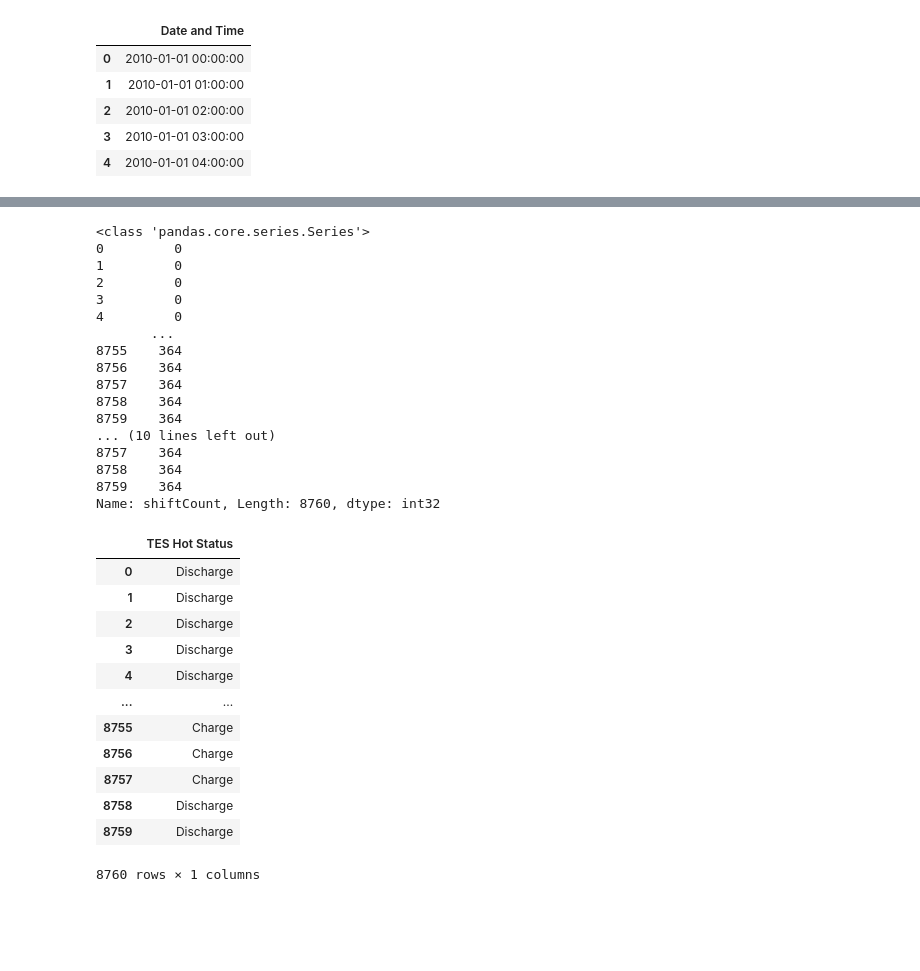
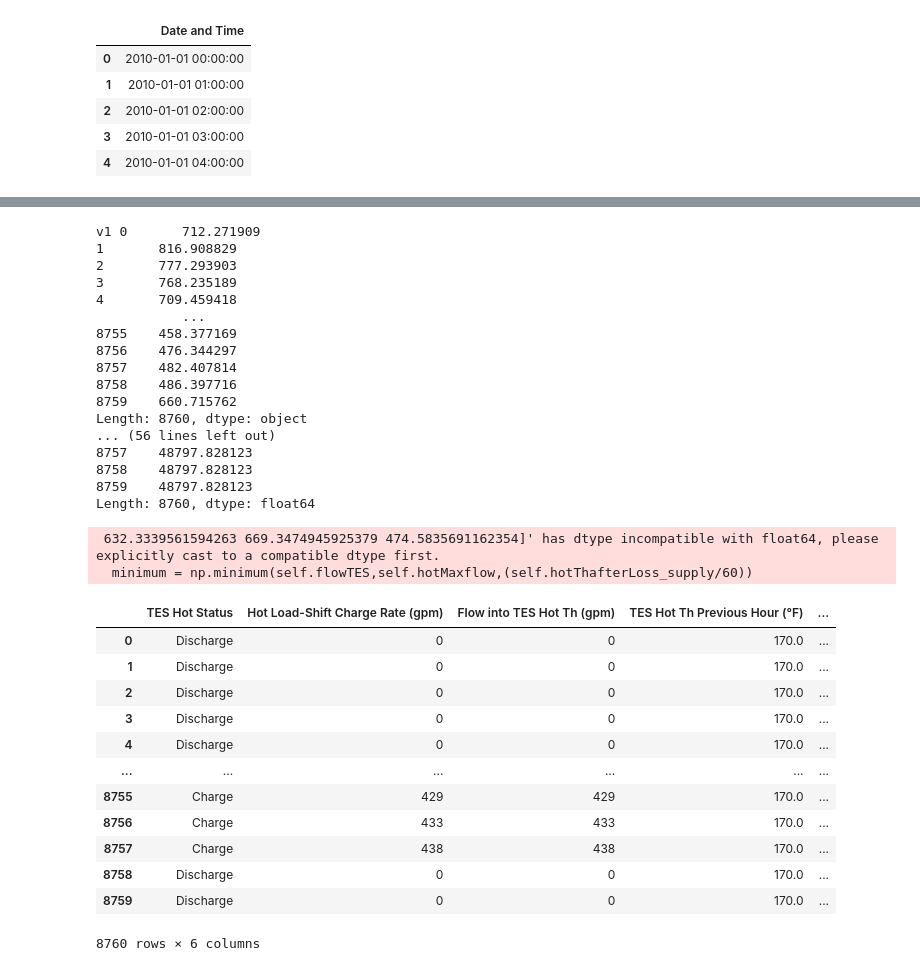
Before and after one commit to NikitaKhatwani/District-system---Engineering-model, a Jupyter notebook: UCSB_CUP Heat pump TES.ipynb, the cells around one changed output, grey strips where cells are left out. Cells and saved outputs as stored; diff of their text form; code cells hidden in the pictures; blank space fills up the shorter version.

```diff
--- a/UCSB_CUP Heat pump TES.ipynb
+++ b/UCSB_CUP Heat pump TES.ipynb
@@ -105,11 +106,16 @@ CHW_wallLoss = TES_inputs["Tank Properties"]["TES Cold Wall-Losses"]
 CHW_ThermocloneLoss = TES_inputs["Tank Properties"]["TES Cold Thermocline/other-Losses"]
 
 #parameters for second instance
-"Fraction of Thermocline to discharge"
+
 thermoclineDischarge = TES_inputs["Tank Charging Characteristics"]["Fraction of Thermocline to discharge"]
 stopCharging = TES_inputs["Tank Charging Characteristics"]["Stop Charging tank at ____ Capacity"]
 totalHeating_load=buildingMixing_output["Total Heating Load (Btu/h)"]
 #HP_heatingCapacity taken from heat pump inputs
+districtHWRT = buildingMixing_output["District HWRT (°F)"]
+hotMaxflow = TES_inputs["Tank Charging Characteristics"]["TES Hot Max Flow"]
+coldMaxflow = TES_inputs["Tank Charging Characteristics"]["TES Cold Max Flow"]
+HW_districtSTP =districtModule_inputs["Loop HW STP (°F)"]
+HW_upperTankTemp = TES_inputs["Initial Conditions"]["TES Hot Tank Upper Tank Temp"]
 # %%
 #TES instance
 
@@ -201,0 +181,3 @@ Name: shiftCount, Length: 8760, dtype: int32
+# %%
+CUP_output_df = CUP_instance.compute_CUP()
+CUP_output_df.head()
@@ -206,37 +197,40 @@ Name: shiftCount, Length: 8760, dtype: int32
 # %%
 
 TES_instance_two = TES(HW_upperTankVol=HW_upperTankVol,HW_TankVol=HW_TankVol,HW_wallLoss=HW_wallLoss,HW_ThermocloneLoss=HW_ThermocloneLoss,HW_lowerTankVol=HW_lowerTankVol,\
                       CHW_upperTankVol=CHW_upperTankVol,CHW_lowerTankVol=CHW_lowerTankVol,CHW_TankVol=CHW_TankVol,CHW_wallLoss=CHW_wallLoss,CHW_ThermocloneLoss=CHW_ThermocloneLoss,\
-                      HP_heatingCapacity=HP_heatingCapacity,thermoclineDischarge=thermoclineDischarge,stopCharging=stopCharging,CUP_instance=CUP_instance,totalHeating_load=totalHeating_load)
+                      HP_heatingCapacity=HP_heatingCapacity,thermoclineDischarge=thermoclineDischarge,stopCharging=stopCharging,CUP_output_df=CUP_output_df,totalHeating_load=totalHeating_load,\
+                        HW_districtSTP=HW_districtSTP,districtHWRT=districtHWRT,hotMaxflow=hotMaxflow,coldMaxflow=coldMaxflow,HW_upperTankTemp=HW_upperTankTemp)
 TES_instance_two.compute_2()
 # %% [output]
-<class 'pandas.core.series.Series'>
-0         0
-1         0
-2         0
-3         0
-4         0
-       ...
-8755    364
-8756    364
-8757    364
-8758    364
-8759    364
-... (10 lines left out)
-8757    364
-8758    364
-8759    364
-Name: shiftCount, Length: 8760, dtype: int32
+v1 0       712.271909
+1       816.908829
+2       777.293903
+3       768.235189
+4       709.459418
+           ...
+8755    458.377169
+8756    476.344297
+8757    482.407814
+8758    486.397716
+8759    660.715762
+Length: 8760, dtype: object
+... (56 lines left out)
+8757    48797.828123
+8758    48797.828123
+8759    48797.828123
+Length: 8760, dtype: float64
+ 632.3339561594263 669.3474945925379 474.5835691162354]' has dtype incompatible with float64, please explicitly cast to a compatible dtype first.
+  minimum = np.minimum(self.flowTES,self.hotMaxflow,(self.hotThafterLoss_supply/60))
-|  | TES Hot Status |
-| 0 | Discharge |
-| 1 | Discharge |
-| 2 | Discharge |
-| 3 | Discharge |
-| 4 | Discharge |
-| ... | ... |
-| 8755 | Charge |
-| 8756 | Charge |
-| 8757 | Charge |
-| 8758 | Discharge |
-| 8759 | Discharge |
+|  | TES Hot Status | Hot Load-Shift Charge Rate (gpm) | Flow into TES Hot Th (gpm) | TES Hot Th Previous Hour (°F) | ... |
+| 0 | Discharge | 0 | 0 | 170.0 | ... |
+| 1 | Discharge | 0 | 0 | 170.0 | ... |
+| 2 | Discharge | 0 | 0 | 170.0 | ... |
+| 3 | Discharge | 0 | 0 | 170.0 | ... |
+| 4 | Discharge | 0 | 0 | 170.0 | ... |
+| ... | ... | ... | ... | ... | ... |
+| 8755 | Charge | 429 | 429 | 170.0 | ... |
+| 8756 | Charge | 433 | 433 | 170.0 | ... |
+| 8757 | Charge | 438 | 438 | 170.0 | ... |
+| 8758 | Discharge | 0 | 0 | 170.0 | ... |
+| 8759 | Discharge | 0 | 0 | 170.0 | ... |
-8760 rows × 1 columns
+8760 rows × 6 columns
```
Also changed, not shown: parts of 6 cells of this notebook, 3 other files.
